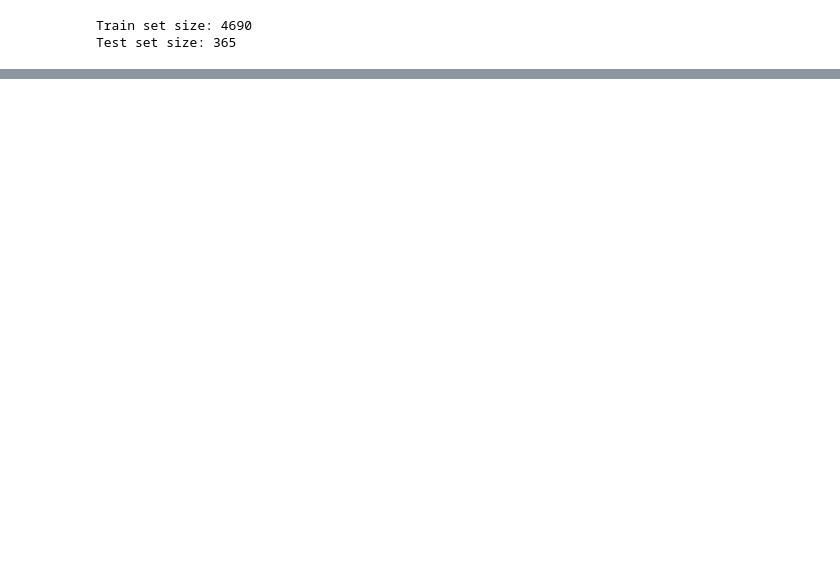
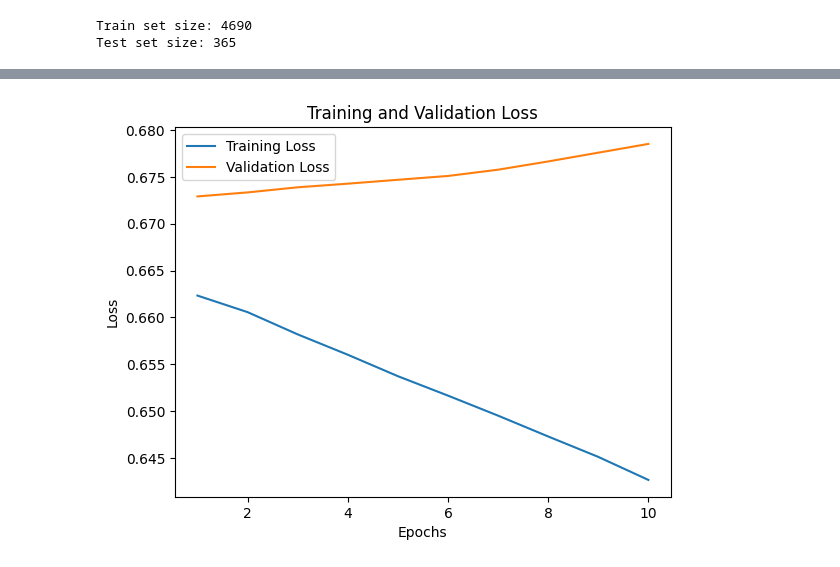
Before and after one commit to YaminiSai786/CS5720-Neural-Networks-Deep-Learning---ICP, a Jupyter notebook: Week11-ProgrammingAssignmentInClass.ipynb, the cells around one changed output, grey strips where cells are left out. Saved outputs shown, nothing was run; the diff lists cells and outputs as text; code cells hidden in the pictures; blank space fills up the shorter version.

```diff
--- a/Week11-ProgrammingAssignmentInClass.ipynb
+++ b/Week11-ProgrammingAssignmentInClass.ipynb
@@ -320,0 +361,23 @@ NameError: name 'train_X' is not defined
+# %%
+# Student Name: Yamini Saraswathi Borra
+# Student ID: 700748022
+# 3. Model Training - 3. Monitor training/validation loss to ensure proper convergence.
+import matplotlib.pyplot as plt
+
+# Train the model on the training data for a fixed number of epochs
+history = model.fit(X_train, y_train, epochs=epochs, validation_split=0.2)
+
+# Get training and validation loss from history object
+training_loss = history.history['loss']
+validation_loss = history.history['val_loss']
+epochs_range = range(1, epochs + 1)
+
+# Plot training and validation loss
+plt.plot(epochs_range, training_loss, label='Training Loss')
+plt.plot(epochs_range, validation_loss, label='Validation Loss')
+plt.xlabel('Epochs')
+plt.ylabel('Loss')
+plt.title('Training and Validation Loss')
+plt.legend()
+plt.show()
+# %% [output]
@@ -320,0 +404 @@ NameError: name 'train_X' is not defined
+[figure, added]
```
Also changed, not shown: parts of 22 cells of this notebook, 5 other files.
